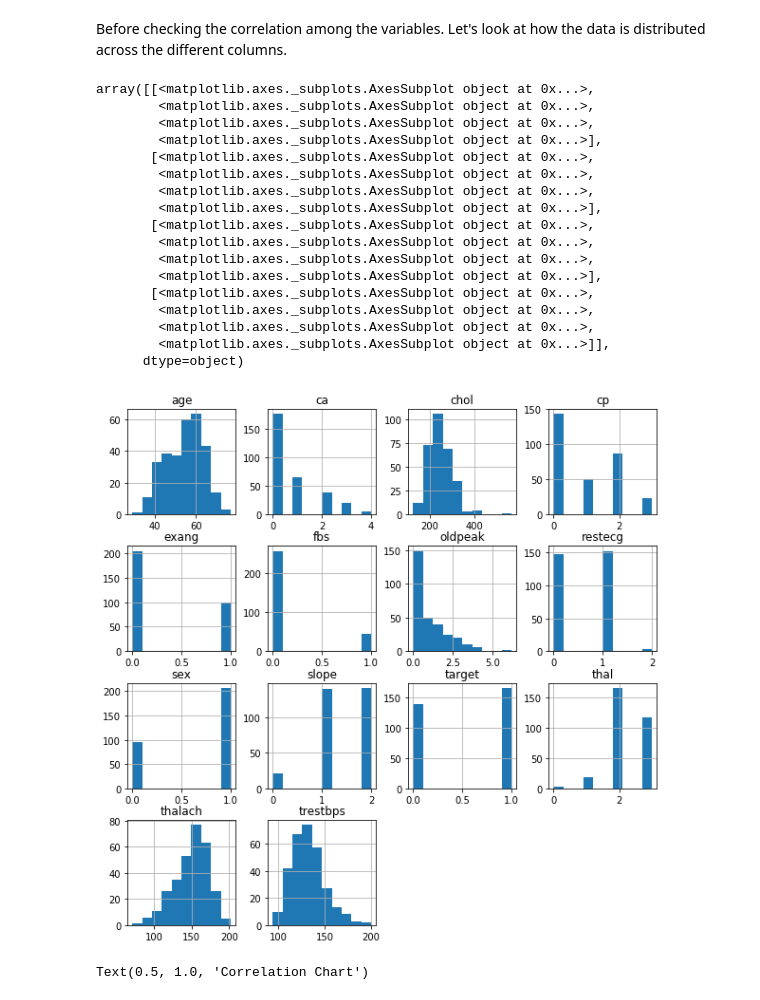
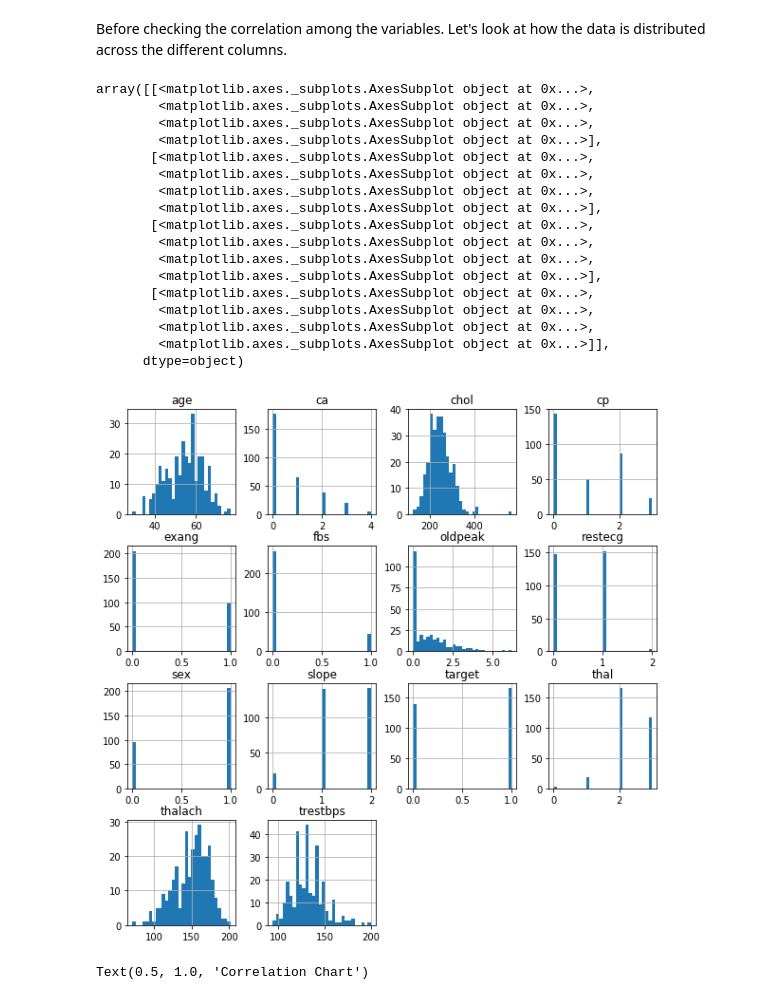
Before and after one commit to Tgordon523/HeartDisease-Analysis, a Jupyter notebook: TG_Health_Data_UCI.ipynb, the cells around one changed output. Drawn from its saved outputs; the diff is of its cells as text; code cells hidden in the pictures.

```diff
--- a/TG_Health_Data_UCI.ipynb
+++ b/TG_Health_Data_UCI.ipynb
@@ -135,26 +135,26 @@ This chart provides good information as we can see the differences between both
 # %% [markdown]
 Before checking the correlation among the variables. Let's look at how the data is distributed across the different columns.
 # %%
-df.hist(figsize = (10,10))
+df.hist(figsize = (10,10), bins = 30)
 # %% [output]
 array([[<matplotlib.axes._subplots.AxesSubplot object at 0x...>,
         <matplotlib.axes._subplots.AxesSubplot object at 0x...>,
         <matplotlib.axes._subplots.AxesSubplot object at 0x...>,
         <matplotlib.axes._subplots.AxesSubplot object at 0x...>],
        [<matplotlib.axes._subplots.AxesSubplot object at 0x...>,
         <matplotlib.axes._subplots.AxesSubplot object at 0x...>,
         <matplotlib.axes._subplots.AxesSubplot object at 0x...>,
         <matplotlib.axes._subplots.AxesSubplot object at 0x...>],
        [<matplotlib.axes._subplots.AxesSubplot object at 0x...>,
         <matplotlib.axes._subplots.AxesSubplot object at 0x...>,
         <matplotlib.axes._subplots.AxesSubplot object at 0x...>,
         <matplotlib.axes._subplots.AxesSubplot object at 0x...>],
        [<matplotlib.axes._subplots.AxesSubplot object at 0x...>,
         <matplotlib.axes._subplots.AxesSubplot object at 0x...>,
         <matplotlib.axes._subplots.AxesSubplot object at 0x...>,
         <matplotlib.axes._subplots.AxesSubplot object at 0x...>]],
       dtype=object)
-[figure, old version]
+[figure, new version]
 # %%
 corr = df.corr()
 plt.figure(figsize = (12,12))
```
Also changed, not shown: parts of 23 cells of this notebook.
